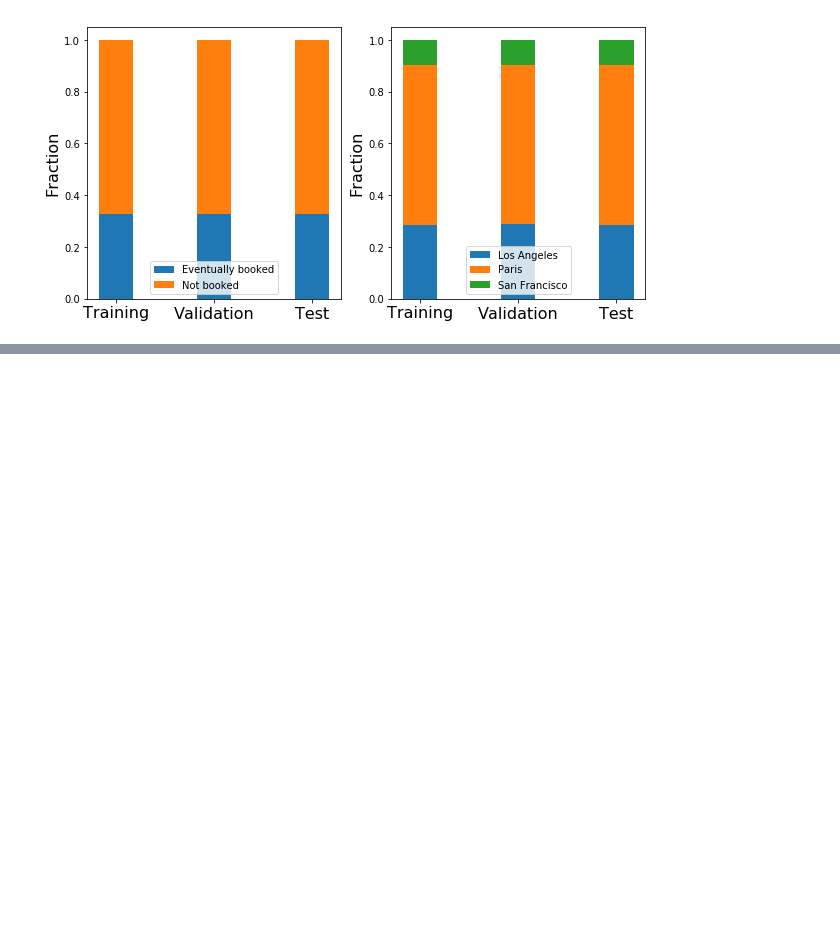
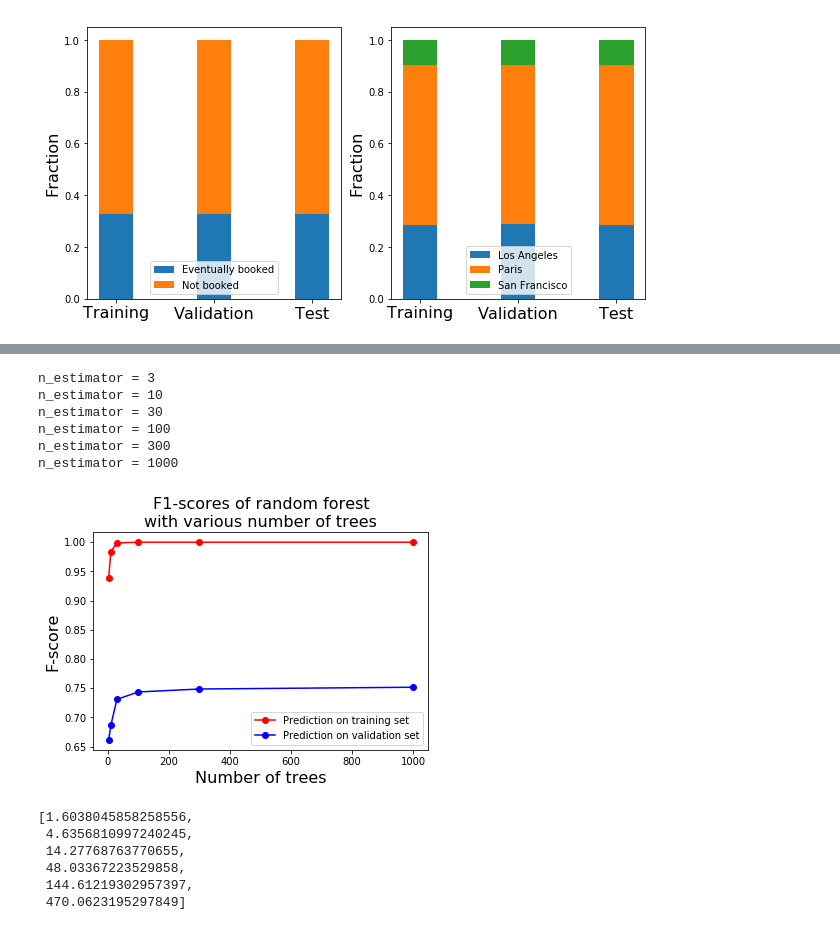
Before and after one commit to yixinmao/airbnb, a Jupyter notebook: scripts/predict_requested.ipynb, the cells around one changed output, grey strips where cells are left out. Cells and saved outputs as stored; diff of their text form; code cells hidden in the pictures; blank space fills up the shorter version.

```diff
--- a/scripts/predict_requested.ipynb
+++ b/scripts/predict_requested.ipynb
@@ -254,18 +314,44 @@ for C in [100, 30, 10, 3, 1, 0.3]:
-# %%
-# ================================================= #
-# Fit logistic regression (all features; L1 regularization)
-# ================================================= #
-# Extract data
-X_train = df_train.values[:, 1:]
-y_train = df_train['dim_is_requested'].astype(int).values
-X_vali = df_vali.values[:, 1:]
-y_vali = df_vali['dim_is_requested'].astype(int).values
-# --- Run model with various C values --- #
-for C in [100, 30, 10, 3, 1, 0.3]:
-    logreg, f1_train, f1_vali, fitted_coef, time_fit = run_model_logreg(
-        'l1', C, X_train, y_train, X_vali, y_vali)
-    print('L1 regularization, C = {}'.format(C))
-    print('Time for fitting: {:.1f} seconds'.format(time_fit))
-    print('F1 score for training & validation sets: {:.3f} {:.3f}\n'.format(
-        f1_train, f1_vali))
-    print('Top features: ', find_top_features(fitted_coef, df_data_num, 5))
+# %%
+# ================================================= #
+# Random forest
+# ================================================= #
+# Run model
+n_estimator_values = [3, 10, 30, 100, 300, 1000]
+results = {}
+for n_estimator in n_estimator_values:
+    print('n_estimator = {}'.format(n_estimator))
+    results[n_estimator] = run_model_random_forest(
+        n_estimator, X_train, y_train, X_vali, y_vali)
+# %% [output]
+n_estimator = 3
+n_estimator = 10
+n_estimator = 30
+n_estimator = 100
+n_estimator = 300
+n_estimator = 1000
+# %%
+# Extract and plot results
+list_f1_train = [results[n_estimator][1] for n_estimator in n_estimator_values]
+list_f1_vali = [results[n_estimator][2] for n_estimator in n_estimator_values]
+fig = plt.figure()
+plt.plot(n_estimator_values, list_f1_train, 'ro-')
+plt.plot(n_estimator_values, list_f1_vali, 'bo-')
+plt.xlabel('Number of trees', fontsize=16)
+plt.ylabel('F-score', fontsize=16)
+plt.title('F1-scores of random forest\nwith various number of trees',
+          fontsize=16)
+plt.legend(['Prediction on training set', 'Prediction on validation set'])
+fig.savefig(os.path.join(output_dir, 'random_forest_f1.png'),
+            format='png', bbox_inches='tight')
+# %% [output]
+[figure, added]
+# %%
+# Print model fitting time
+[results[n_estimator][3] for n_estimator in n_estimator_values]
+# %% [output]
+[1.6038045858258556,
+ 4.6356810997240245,
+ 14.27768763770655,
+ 48.03367223529858,
+ 144.61219302957397,
+ 470.0623195297849]
```
Also changed, not shown: parts of 13 cells of this notebook.
